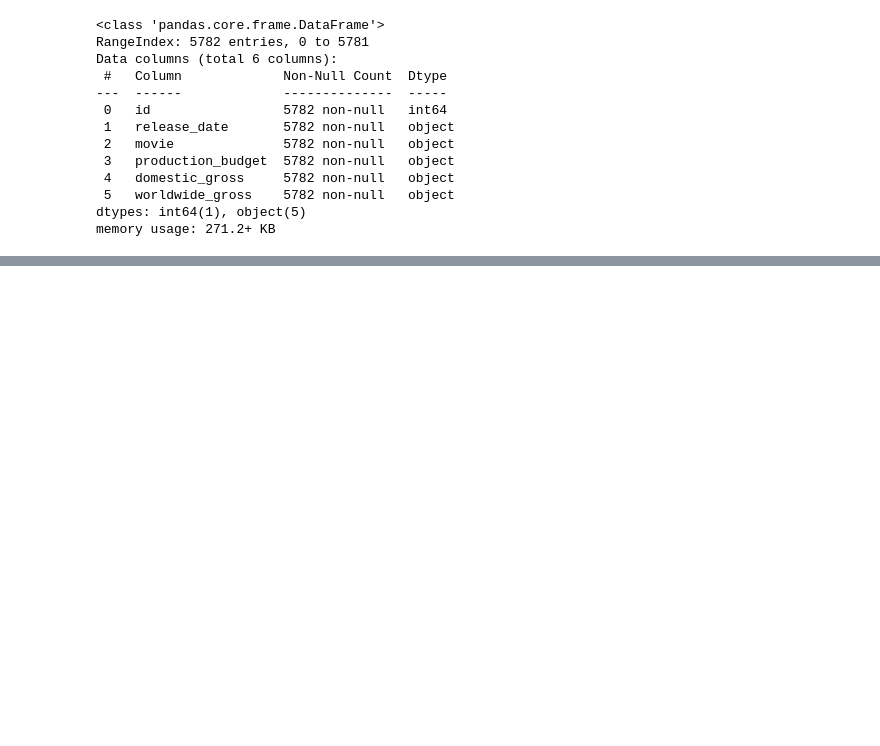
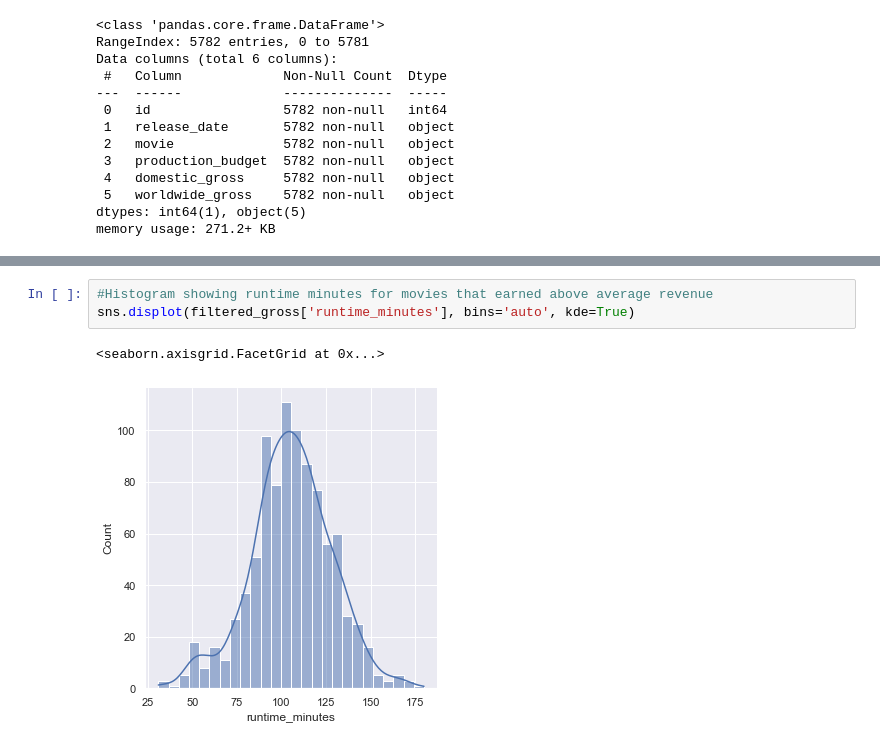
Before and after one commit to harte3/Flatiron-Capstone-Group-2, a Jupyter notebook: notebooks/donnie-kevin/Donnie-Kevin.ipynb, the cells around one changed output, grey strips where cells are left out. Drawn from its saved outputs; the diff is of its cells as text; blank space fills up the shorter version.

```diff
--- a/notebooks/donnie-kevin/Donnie-Kevin.ipynb
+++ b/notebooks/donnie-kevin/Donnie-Kevin.ipynb
@@ -162 +175,7 @@ filtered_gross.astype(int)
+# %%
+#Histogram showing runtime minutes for movies that earned above average revenue
+sns.displot(filtered_gross['runtime_minutes'], bins='auto', kde=True)
+# %% [output]
+<seaborn.axisgrid.FacetGrid at 0x...>
+[figure, added]
 # %%
```
Also changed, not shown: parts of 24 cells of this notebook.
